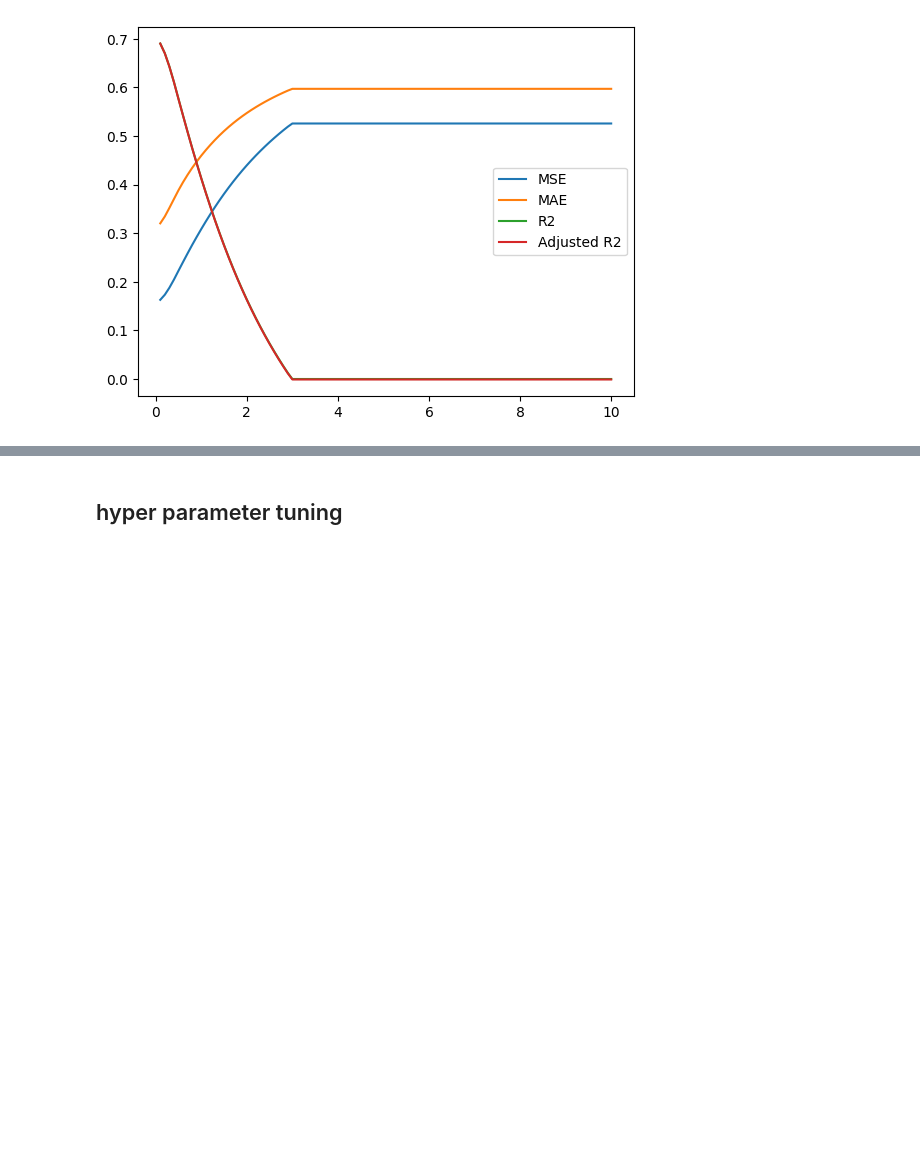
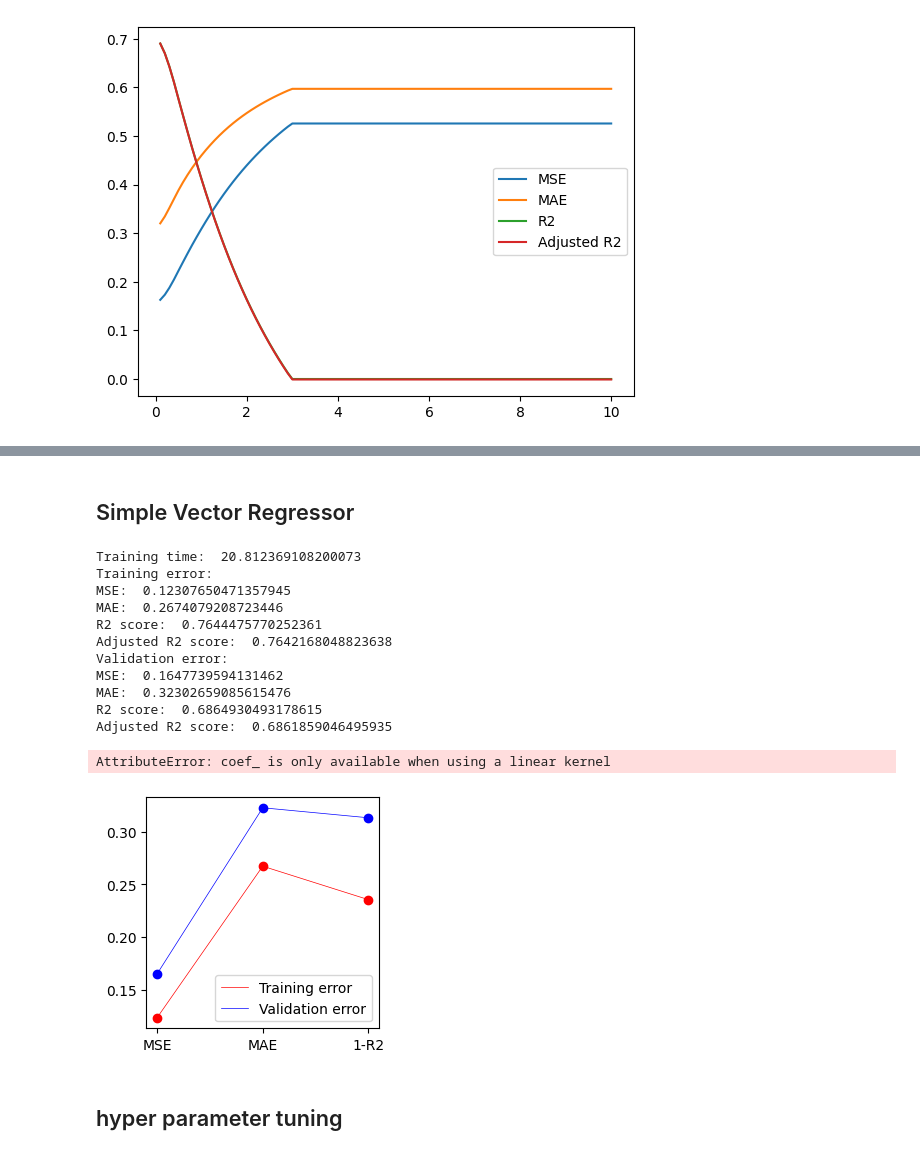
Before and after one commit to KarthikPreVin/MACHINE-LEARNING-LAB, a Jupyter notebook: ASSIGNMENT 3/ASSIGNMENT 3.ipynb, the cells around one changed output, grey strips where cells are left out. Cells and saved outputs as stored; diff of their text form; code cells hidden in the pictures; blank space fills up the shorter version.

Commit message:
added images

```diff
--- a/ASSIGNMENT 3/ASSIGNMENT 3.ipynb
+++ b/ASSIGNMENT 3/ASSIGNMENT 3.ipynb
@@ -307,10 +308,13 @@ def evaluate(model):
     plt.plot(["MSE", "MAE", "1-R2"], [mse,mae,1-r2], c="#0000ff", label = "Validation error", linewidth=0.5)
 
     plt.legend()
-    weights = pd.DataFrame({
-        'Feature': X_train.columns,
-        'Weight': model.coef_
-    })
+    try:
+        weights = pd.DataFrame({
+            'Feature': X_train.columns,
+            'Weight': model.coef_
+        })
+    except AttributeError as e:
+        weights = None
     plt.show()
 
     return weights
@@ -582,6 +586,25 @@ Adjusted R2 score:  0.6901296737105661
 | 18 | Co-Applicant | -0.000000 |
 | 19 | Property Age Null | -0.000000 |
 | 20 | Employment Null | 0.000000 |
+# %% [markdown]
+## Simple Vector Regressor
+# %%
+svr = SVR()
+evaluate(svr)
+# %% [output]
+Training time:  20.812369108200073
+Training error:
+MSE:  0.12307650471357945
+MAE:  0.2674079208723446
+R2 score:  0.7644475770252361
+Adjusted R2 score:  0.7642168048823638
+Validation error:
+MSE:  0.1647739594131462
+MAE:  0.32302659085615476
+R2 score:  0.6864930493178615
+Adjusted R2 score:  0.6861859046495935
+AttributeError: coef_ is only available when using a linear kernel
+[figure, added]
 # %% [markdown]
 ## hyper parameter tuning
 # %%
```
Also changed, not shown: parts of 5 cells of this notebook, 1 other file.
